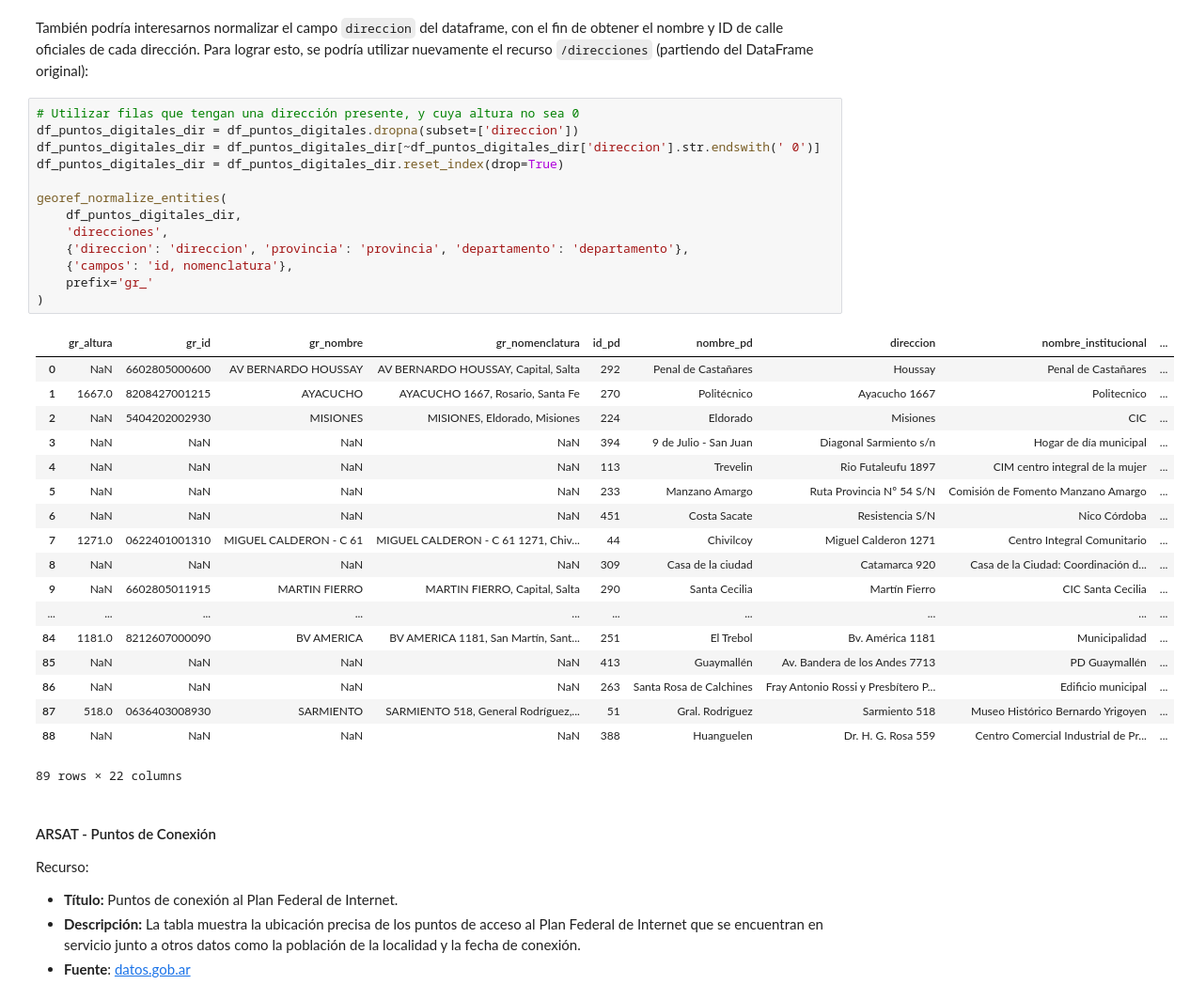
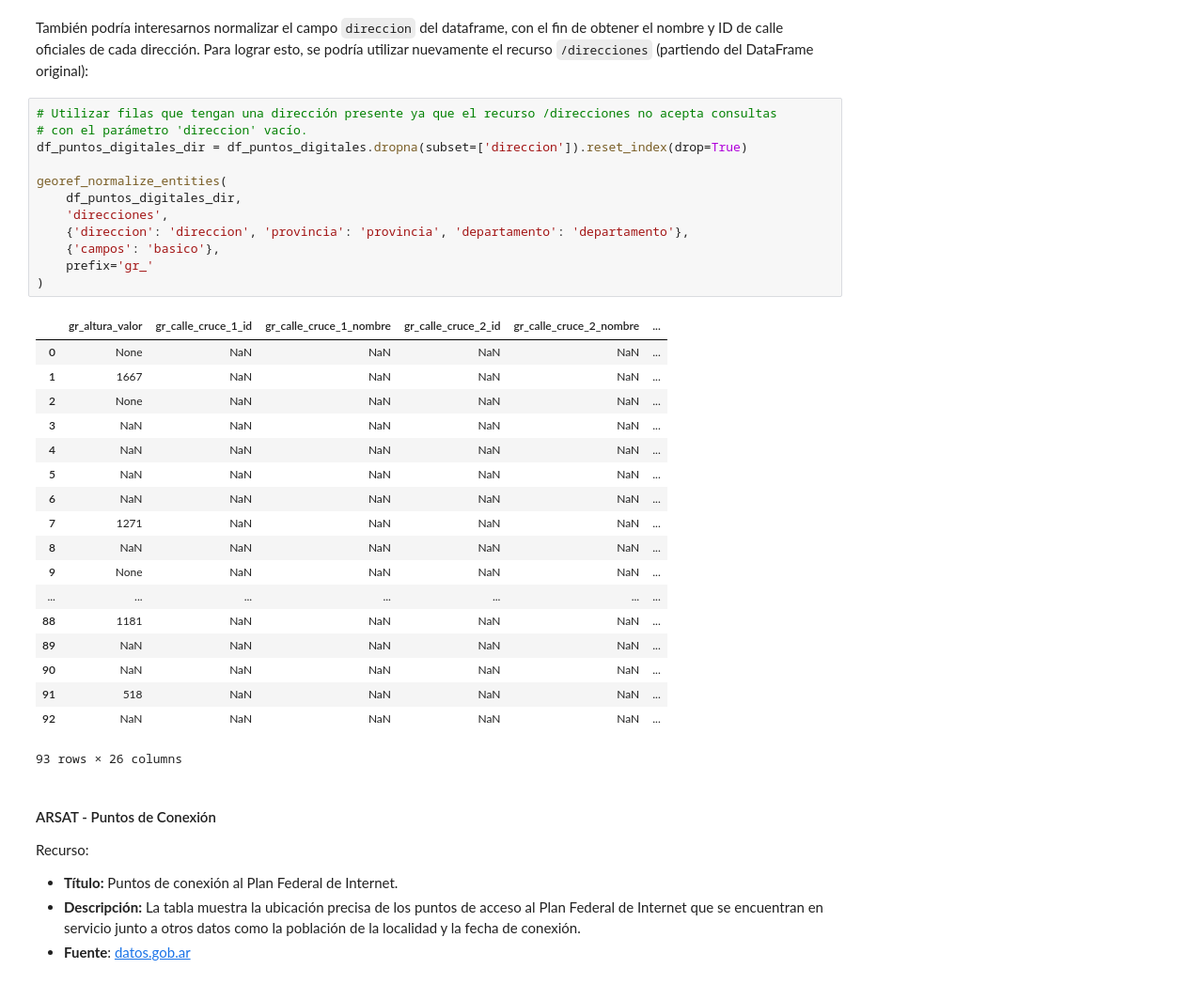
Before and after one commit to datosgobar/taller-georef-pyconar-2018, a Jupyter notebook: pyconar.ipynb, the cells around one changed output. Shown: that part at 94% size. Cells and saved outputs as stored; diff of their text form.

```diff
--- a/pyconar.ipynb
+++ b/pyconar.ipynb
@@ -714,37 +733,36 @@ georef_normalize_entities(
 # %% [markdown]
 También podría interesarnos normalizar el campo `direccion` del dataframe, con el fin de obtener el nombre y ID de calle oficiales de cada dirección. Para lograr esto, se podría utilizar nuevamente el recurso `/direcciones` (partiendo del DataFrame original):
 # %%
-# Utilizar filas que tengan una dirección presente, y cuya altura no sea 0
-df_puntos_digitales_dir = df_puntos_digitales.dropna(subset=['direccion'])
-df_puntos_digitales_dir = df_puntos_digitales_dir[~df_puntos_digitales_dir['direccion'].str.endswith(' 0')]
-df_puntos_digitales_dir = df_puntos_digitales_dir.reset_index(drop=True)
+# Utilizar filas que tengan una dirección presente ya que el recurso /direcciones no acepta consultas
+# con el parámetro 'direccion' vacío.
+df_puntos_digitales_dir = df_puntos_digitales.dropna(subset=['direccion']).reset_index(drop=True)
 
 georef_normalize_entities(
     df_puntos_digitales_dir,
     'direcciones',
     {'direccion': 'direccion', 'provincia': 'provincia', 'departamento': 'departamento'},
-    {'campos': 'id, nomenclatura'},
+    {'campos': 'basico'},
     prefix='gr_'
 )
 # %% [output]
-|  | gr_altura | gr_id | gr_nombre | gr_nomenclatura | id_pd | nombre_pd | direccion | nombre_institucional | ... |
-| 0 | NaN | 6602805000600 | AV BERNARDO HOUSSAY | AV BERNARDO HOUSSAY, Capital, Salta | 292 | Penal de Castañares | Houssay | Penal de Castañares | ... |
-| 1 | 1667.0 | 8208427001215 | AYACUCHO | AYACUCHO 1667, Rosario, Santa Fe | 270 | Politécnico | Ayacucho 1667 | Politecnico | ... |
-| 2 | NaN | 5404202002930 | MISIONES | MISIONES, Eldorado, Misiones | 224 | Eldorado | Misiones | CIC | ... |
-| 3 | NaN | NaN | NaN | NaN | 394 | 9 de Julio - San Juan | Diagonal Sarmiento s/n | Hogar de día municipal | ... |
-| 4 | NaN | NaN | NaN | NaN | 113 | Trevelin | Rio Futaleufu 1897 | CIM centro integral de la mujer | ... |
-| 5 | NaN | NaN | NaN | NaN | 233 | Manzano Amargo | Ruta Provincia Nº 54 S/N | Comisión de Fomento Manzano Amargo | ... |
-| 6 | NaN | NaN | NaN | NaN | 451 | Costa Sacate | Resistencia S/N | Nico Córdoba | ... |
-| 7 | 1271.0 | 0622401001310 | MIGUEL CALDERON - C 61 | MIGUEL CALDERON - C 61 1271, Chiv... | 44 | Chivilcoy | Miguel Calderon 1271 | Centro Integral Comunitario | ... |
-| 8 | NaN | NaN | NaN | NaN | 309 | Casa de la ciudad | Catamarca 920 | Casa de la Ciudad: Coordinación d... | ... |
-| 9 | NaN | 6602805011915 | MARTIN FIERRO | MARTIN FIERRO, Capital, Salta | 290 | Santa Cecilia | Martín Fierro | CIC Santa Cecilia | ... |
-| ... | ... | ... | ... | ... | ... | ... | ... | ... | ... |
-| 84 | 1181.0 | 8212607000090 | BV AMERICA | BV AMERICA 1181, San Martín, Sant... | 251 | El Trebol | Bv. América 1181 | Municipalidad | ... |
-| 85 | NaN | NaN | NaN | NaN | 413 | Guaymallén | Av. Bandera de los Andes 7713 | PD Guaymallén | ... |
-| 86 | NaN | NaN | NaN | NaN | 263 | Santa Rosa de Calchines | Fray Antonio Rossi y Presbítero P... | Edificio municipal | ... |
-| 87 | 518.0 | 0636403008930 | SARMIENTO | SARMIENTO 518, General Rodríguez,... | 51 | Gral. Rodriguez | Sarmiento 518 | Museo Histórico Bernardo Yrigoyen | ... |
-| 88 | NaN | NaN | NaN | NaN | 388 | Huanguelen | Dr. H. G. Rosa 559 | Centro Comercial Industrial de Pr... | ... |
+|  | gr_altura_valor | gr_calle_cruce_1_id | gr_calle_cruce_1_nombre | gr_calle_cruce_2_id | gr_calle_cruce_2_nombre | ... |
+| 0 | None | NaN | NaN | NaN | NaN | ... |
+| 1 | 1667 | NaN | NaN | NaN | NaN | ... |
+| 2 | None | NaN | NaN | NaN | NaN | ... |
+| 3 | NaN | NaN | NaN | NaN | NaN | ... |
+| 4 | NaN | NaN | NaN | NaN | NaN | ... |
+| 5 | NaN | NaN | NaN | NaN | NaN | ... |
+| 6 | NaN | NaN | NaN | NaN | NaN | ... |
+| 7 | 1271 | NaN | NaN | NaN | NaN | ... |
+| 8 | NaN | NaN | NaN | NaN | NaN | ... |
+| 9 | None | NaN | NaN | NaN | NaN | ... |
+| ... | ... | ... | ... | ... | ... | ... |
+| 88 | 1181 | NaN | NaN | NaN | NaN | ... |
+| 89 | NaN | NaN | NaN | NaN | NaN | ... |
+| 90 | NaN | NaN | NaN | NaN | NaN | ... |
+| 91 | 518 | NaN | NaN | NaN | NaN | ... |
+| 92 | NaN | NaN | NaN | NaN | NaN | ... |
-89 rows × 22 columns
+93 rows × 26 columns
 # %% [markdown]
 #### ARSAT - Puntos de Conexión
 Recurso:
```
Also changed, not shown: parts of 26 cells of this notebook.
